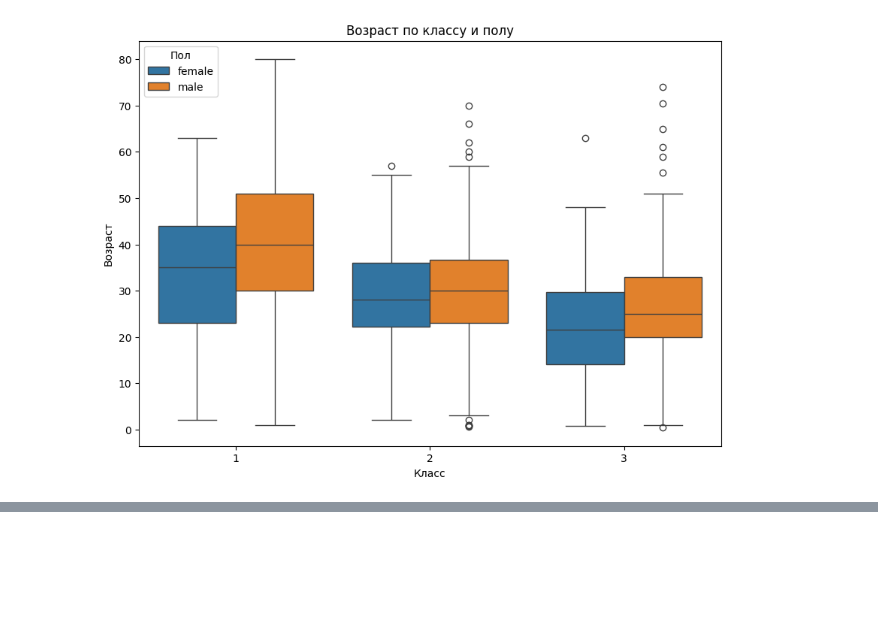
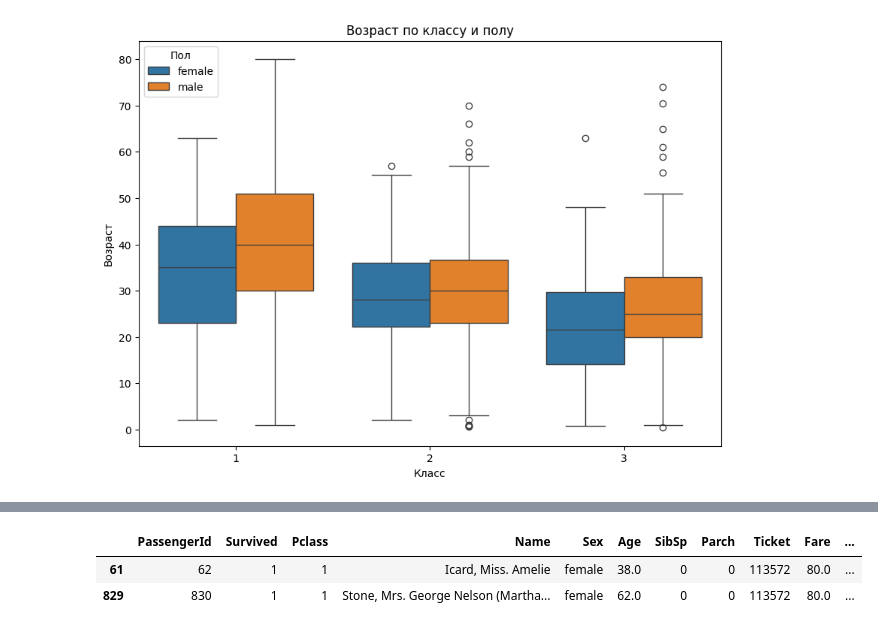
Before and after one commit to ML-engineering-Freelancerroma/titanic, a Jupyter notebook: feat_prepare.ipynb, the cells around one changed output, grey strips where cells are left out. Cells and saved outputs as stored; diff of their text form; code cells hidden in the pictures; blank space fills up the shorter version.

```diff
--- a/feat_prepare.ipynb
+++ b/feat_prepare.ipynb
@@ -129,0 +160,2 @@ df['Deck'] = df['Cabin'].str.extract(r'^([A-Za-z])', expand=False).fillna('M')
+# %%
+df['Cab_count'] = df['Cabin'].str.count(r'[A-Z]\d+').fillna(0).astype(int)
@@ -129,0 +176,8 @@ df['Deck'] = df['Cabin'].str.extract(r'^([A-Za-z])', expand=False).fillna('M')
+# %%
+df.drop(['Cabin'], axis=1, inplace=True)
+# %%
+df[df['Embarked'].isna()]
+# %% [output]
+|  | PassengerId | Survived | Pclass | Name | Sex | Age | SibSp | Parch | Ticket | Fare | ... |
+| 61 | 62 | 1 | 1 | Icard, Miss. Amelie | female | 38.0 | 0 | 0 | 113572 | 80.0 | ... |
+| 829 | 830 | 1 | 1 | Stone, Mrs. George Nelson (Martha... | female | 62.0 | 0 | 0 | 113572 | 80.0 | ... |
```
Also changed, not shown: parts of 3 cells of this notebook.
